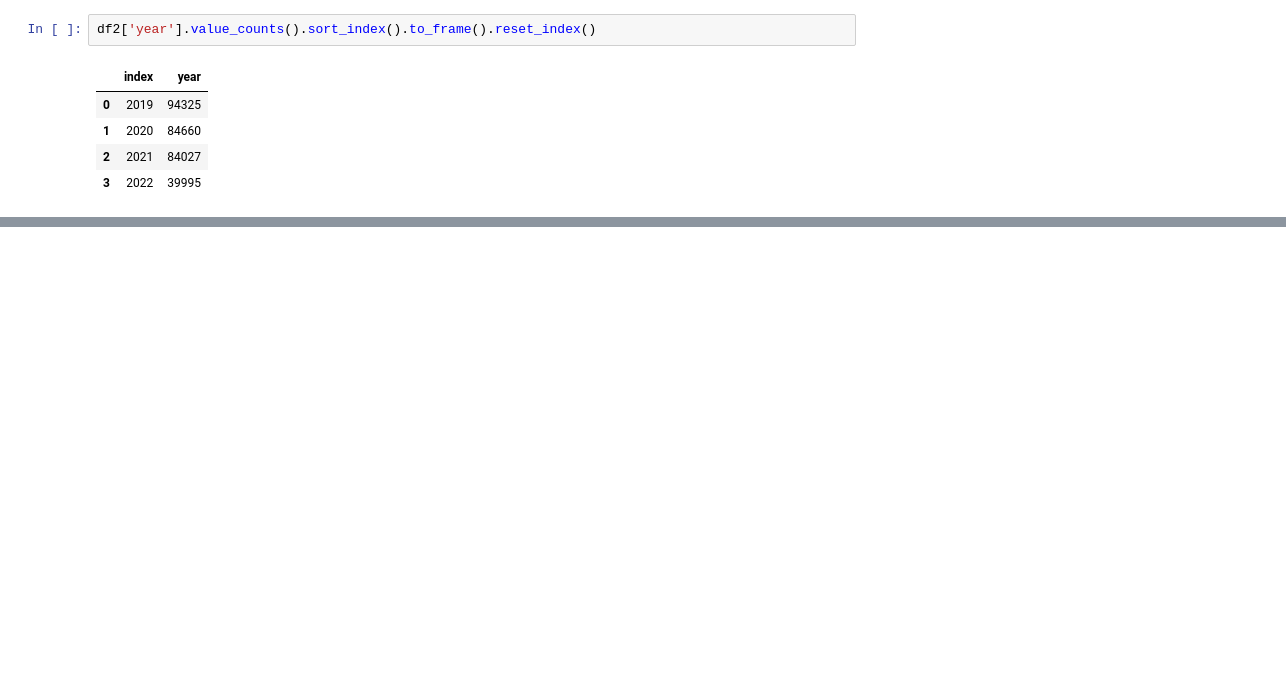
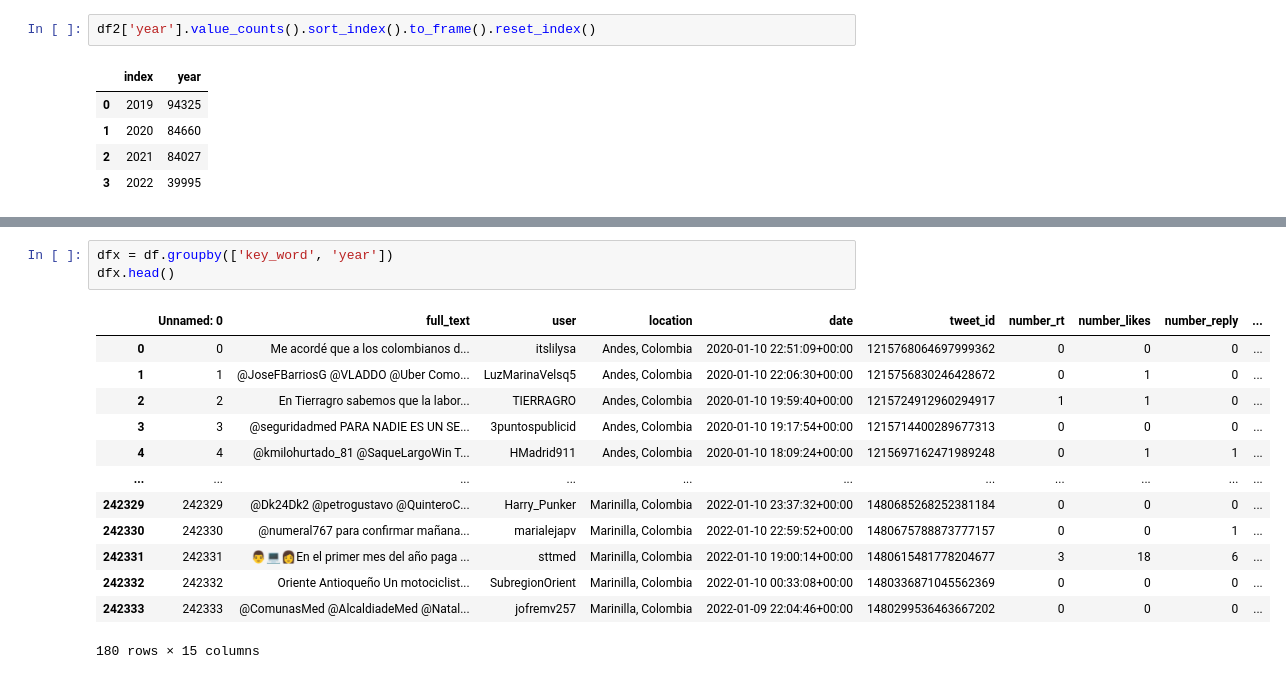
Before and after one commit to GDLPLearning/Sentiment-Analysis-for-the-MDP, a Jupyter notebook: dash_app/pages/Untitled.ipynb, the cells around one changed output, grey strips where cells are left out. Saved outputs shown, nothing was run; the diff lists cells and outputs as text; blank space fills up the shorter version.

```diff
--- a/dash_app/pages/Untitled.ipynb
+++ b/dash_app/pages/Untitled.ipynb
@@ -165,0 +166,17 @@ df.head()
+# %%
+dfx = df.groupby(['key_word', 'year'])
+dfx.head()
+# %% [output]
+|  | Unnamed: 0 | full_text | user | location | date | tweet_id | number_rt | number_likes | number_reply | ... |
+| 0 | 0 | Me acordé que a los colombianos d... | itslilysa | Andes, Colombia | 2020-01-10 22:51:09+00:00 | 1215768064697999362 | 0 | 0 | 0 | ... |
+| 1 | 1 | @JoseFBarriosG @VLADDO @Uber Como... | LuzMarinaVelsq5 | Andes, Colombia | 2020-01-10 22:06:30+00:00 | 1215756830246428672 | 0 | 1 | 0 | ... |
+| 2 | 2 | En Tierragro sabemos que la labor... | TIERRAGRO | Andes, Colombia | 2020-01-10 19:59:40+00:00 | 1215724912960294917 | 1 | 1 | 0 | ... |
+| 3 | 3 | @seguridadmed PARA NADIE ES UN SE... | 3puntospublicid | Andes, Colombia | 2020-01-10 19:17:54+00:00 | 1215714400289677313 | 0 | 0 | 0 | ... |
+| 4 | 4 | @kmilohurtado_81 @SaqueLargoWin T... | HMadrid911 | Andes, Colombia | 2020-01-10 18:09:24+00:00 | 1215697162471989248 | 0 | 1 | 1 | ... |
+| ... | ... | ... | ... | ... | ... | ... | ... | ... | ... | ... |
+| 242329 | 242329 | @Dk24Dk2 @petrogustavo @QuinteroC... | Harry_Punker | Marinilla, Colombia | 2022-01-10 23:37:32+00:00 | 1480685268252381184 | 0 | 0 | 0 | ... |
+| 242330 | 242330 | @numeral767 para confirmar mañana... | marialejapv | Marinilla, Colombia | 2022-01-10 22:59:52+00:00 | 1480675788873777157 | 0 | 0 | 1 | ... |
+| 242331 | 242331 | 👨💻👩En el primer mes del año paga ... | sttmed | Marinilla, Colombia | 2022-01-10 19:00:14+00:00 | 1480615481778204677 | 3 | 18 | 6 | ... |
+| 242332 | 242332 | Oriente Antioqueño Un motociclist... | SubregionOrient | Marinilla, Colombia | 2022-01-10 00:33:08+00:00 | 1480336871045562369 | 0 | 0 | 0 | ... |
+| 242333 | 242333 | @ComunasMed @AlcaldiadeMed @Natal... | jofremv257 | Marinilla, Colombia | 2022-01-09 22:04:46+00:00 | 1480299536463667202 | 0 | 0 | 0 | ... |
+180 rows × 15 columns
```
Also changed, not shown: parts of 7 cells of this notebook, 1 other file.
